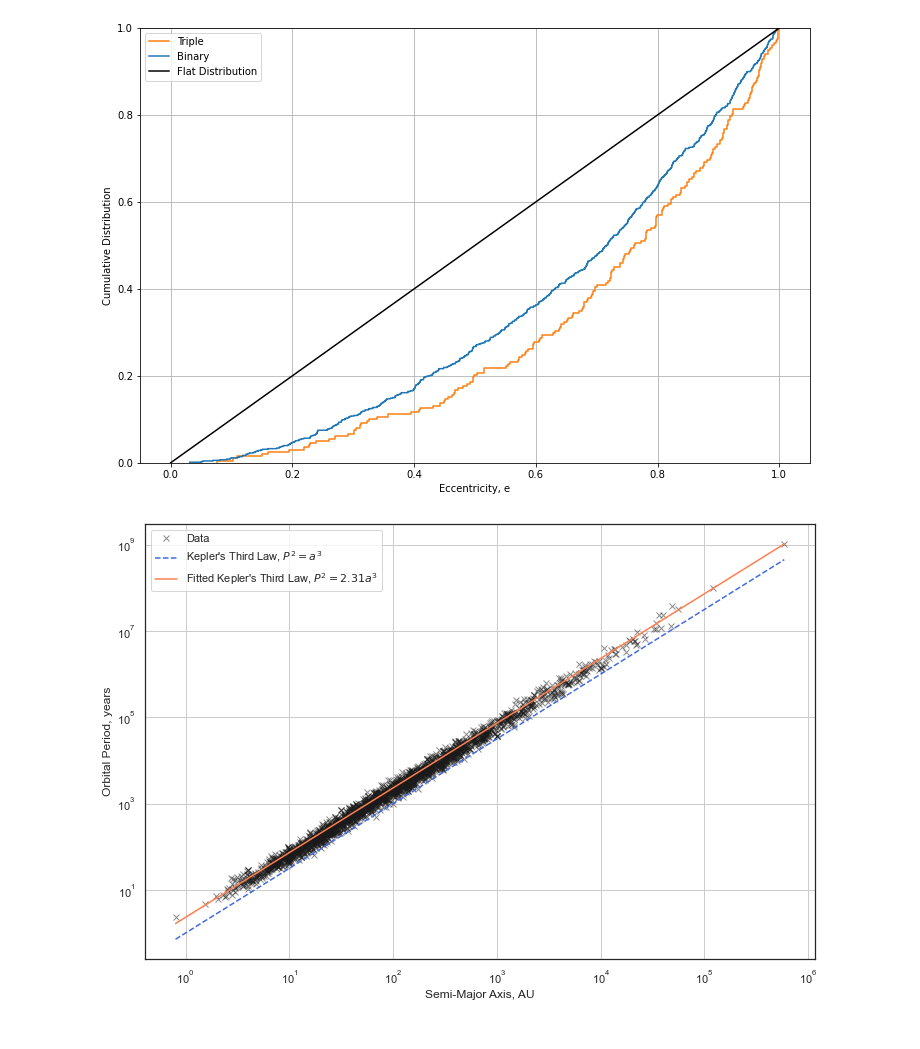
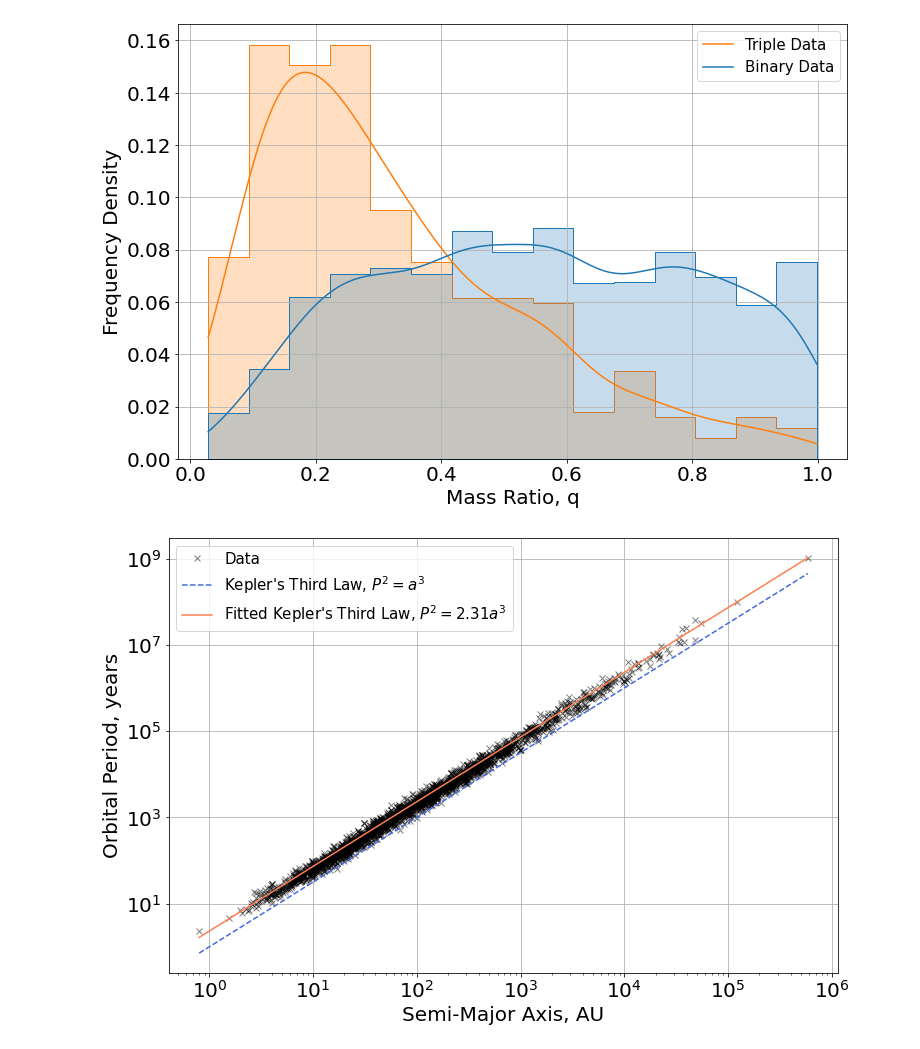
Before and after one commit to clonematthew/N-body-Modelling, a Jupyter notebook: Data Files/Data Analysis.ipynb, the cells around one changed output. Saved outputs shown, nothing was run; the diff lists cells and outputs as text; code cells hidden in the pictures.

```diff
--- a/Data Files/Data Analysis.ipynb
+++ b/Data Files/Data Analysis.ipynb
@@ -542,10 +545,11 @@ dict = {"Binary Fraction" : f, "Type": t}
 df = pd.DataFrame(dict)
 
 plt.figure(figsize=(8,8))
-sns.histplot(df, x="Binary Fraction", hue="Type", element="step", common_norm=False, kde=True, stat = "probability")
+plt.rcParams.update({'font.size': 20})
+sns.histplot(df, x="Binary Fraction", hue="Type", element="step", common_norm=False, kde=True, stat = "probability", bins=10)
 plt.xlabel("Fraction of Stars")
 plt.ylabel("Frequency Density")
-#plt.legend()
+plt.legend(["Triple","Binary"], fontsize=15, loc="upper left")
 plt.grid(True)
-plt.savefig("starFractions.png", dpi=300)
+plt.savefig("starFractions.png", dpi="figure",bbox_inches='tight')
 # %% [output]
@@ -600,7 +604,7 @@ plt.xscale("log")
 # %%
 # Plot of every single binary and triple fraction
-#parameters = ["5-100-2", "6-100-2", "7-100-2", "8-100-2", "9-100-2", "10-100-2", "5-100-0.5", "5-100-1", "5-100-2", "5-100-3", "5-100-4", "5-100-5", "5-100-2", "5-200-2", "5-400-2", "5-800-2", "5-1600-2", "5-3200-2"]
-parameters = ["5-100-2", "6-100-2", "7-100-2", "8-100-2", "9-100-2", "10-100-2"]
+parameters = ["5-100-2", "6-100-2", "7-100-2", "8-100-2", "9-100-2", "10-100-2", "5-100-0.5", "5-100-1", "5-100-2", "5-100-3", "5-100-4", "5-100-5", "5-100-2", "5-200-2", "5-400-2", "5-800-2", "5-1600-2", "5-3200-2"]
+#parameters = ["5-100-2", "6-100-2", "7-100-2", "8-100-2", "9-100-2", "10-100-2"]
 nFiles = len(parameters)
 
 e = []
@@ -618,45 +622,46 @@ for i in range(nFiles):
     # Loading in the files as dataframes
     dataFrameB = pd.read_csv(filenameB, header=None)
     dataFrameT = pd.read_csv(filenameT, header=None)
 
     # Getting rid of NaN in the triple data
     dataFrameT = dataFrameT.dropna()
 
     # Extracting the eccentricity data
-    eB = dataFrameB[4].to_numpy()
-    eT = dataFrameT[4].to_numpy()
+    eB = 1/dataFrameB[6].to_numpy()
+    eT = 1/dataFrameT[6].to_numpy()
 
 
     # Looping
     for j in range(len(eB)):
         e.append(eB[j])
         t.append("Binary")
 
     for j in range(len(eT)):
         e.append(eT[j])
         t.append("Triple")
 
     # Creating dictionary
     dict = {"Eccentricity" : e, "Type": t}
 
     # Creating a dataframe
     df = pd.DataFrame(dict)
 
 
-#sns.histplot(df, x="Eccentricity", hue="Type", element="step", common_norm=False, kde=True, stat = "probability")
-sns.ecdfplot(df, x="Eccentricity", hue="Type")
-x = np.linspace(0, 1, 100)
-y = x
-plt.plot(x, y, "k-", label="Flat Distribution")
-plt.xlabel("Eccentricity, e")
-plt.ylabel("Cumulative Distribution")
-plt.legend(["Triple","Binary", "Flat Distribution"])
+sns.histplot(df, x="Eccentricity", hue="Type", element="step", common_norm=False, kde=True, stat = "probability", bins=15)
+#sns.ecdfplot(df, x="Eccentricity", hue="Type")
+#x = np.linspace(0, 1, 100)
+#y = x
+#plt.plot(x, y, "k-", label="Flat Distribution")
+plt.rcParams.update({'font.size': 20})
+plt.xlabel("Mass Ratio, q")
+plt.ylabel("Frequency Density")
+plt.legend(["Triple Data","Binary Data"], fontsize=15, loc="upper right")
 plt.grid(True)
 #plt.xscale("log")
 
-plt.savefig("eccentricitiescumulative.png", dpi=300)
+plt.savefig("massratios.png", dpi="figure", bbox_inches='tight')
 # %% [output]
-[figure, old version]
+[figure, new version]
 # %%
 # Plot of every single binary and triple fraction
 parameters = ["5-100-2", "6-100-2", "7-100-2", "8-100-2", "9-100-2", "10-100-2", "5-100-0.5", "5-100-1", "5-100-2", "5-100-3", "5-100-4", "5-100-5", "5-100-2", "5-200-2", "5-400-2", "5-800-2", "5-1600-2", "5-3200-2"]
@@ -711,6 +716,7 @@ y2 = k3(x, popt[0])
 
 
 plt.figure(figsize=(12,8))
+plt.rcParams.update({'font.size': 20})
 plt.plot(a, p, "kx", label="Data", alpha=0.5)
 plt.plot(x, y, color="royalblue", linestyle="--", label="Kepler's Third Law, $P^2 = a^3$", alpha=1)
 plt.plot(x, y2, label="Fitted Kepler's Third Law, $P^2 = 2.31 a^3 $", color="coral")
@@ -719,7 +725,7 @@ plt.xscale("log")
 plt.grid(True)
 plt.xlabel("Semi-Major Axis, AU")
 plt.ylabel("Orbital Period, years")
-plt.legend()
+plt.legend(fontsize=15)
 plt.savefig("periodSemiMajorAxisRelation.png", dpi=300)
 # %% [output]
-[figure, old version]
+[figure, new version]
```
Also changed, not shown: parts of 5 cells of this notebook, 39 other files.
